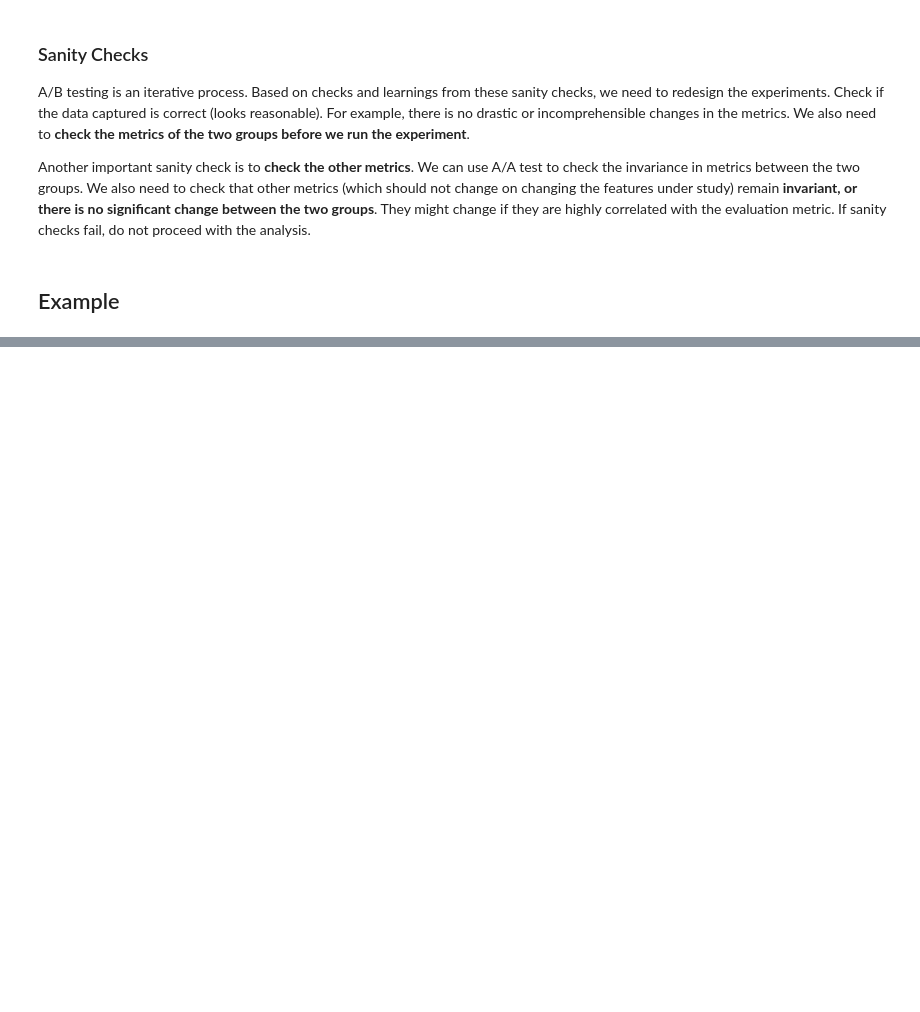
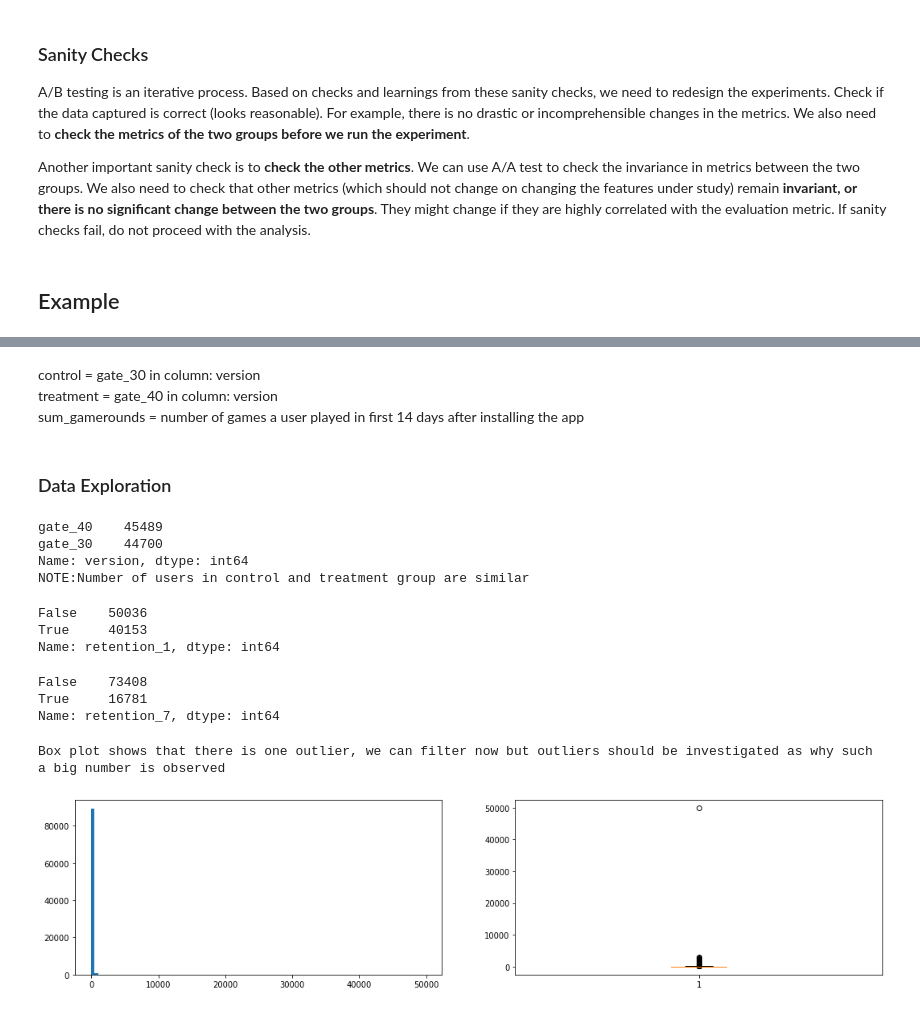
Before and after one commit to ashutoshnayakIE/AB-tutorial, a Jupyter notebook: AB Tutorial Notebook.ipynb, the cells around one changed output, grey strips where cells are left out. Cells and saved outputs as stored; diff of their text form; code cells hidden in the pictures; blank space fills up the shorter version.

```diff
--- a/AB Tutorial Notebook.ipynb
+++ b/AB Tutorial Notebook.ipynb
@@ -235,0 +240,2 @@ Another important sanity check is to <b>check the other metrics</b>. We can use
+# %%
+data = pd.read_csv("data.csv")
@@ -235,0 +251,38 @@ Another important sanity check is to <b>check the other metrics</b>. We can use
+# %% [markdown]
+control        = gate_30 in column: version <br>
+treatment      = gate_40 in column: version <br>
+sum_gamerounds = number of games a user played in first 14 days after installing the app
+# %% [markdown]
+<h3>Data Exploration</h3>
+# %%
+print(data['version'].value_counts())
+print("NOTE:Number of users in control and treatment group are similar")
+# %% [output]
+gate_40    45489
+gate_30    44700
+Name: version, dtype: int64
+NOTE:Number of users in control and treatment group are similar
+# %%
+print(data['retention_1'].value_counts())
+# %% [output]
+False    50036
+True     40153
+Name: retention_1, dtype: int64
+# %%
+print(data['retention_7'].value_counts())
+# %% [output]
+False    73408
+True     16781
+Name: retention_7, dtype: int64
+# %%
+fig = mplt.figure(figsize=(18,4))
+mplt.subplot(1,2,1)
+mplt.hist(data['sum_gamerounds'],bins=100);
+
+mplt.subplot(1,2,2)
+mplt.boxplot(data['sum_gamerounds']);
+
+print("Box plot shows that there is one outlier, we can filter now but outliers should be investigated as why such a big number is observed")
+# %% [output]
+Box plot shows that there is one outlier, we can filter now but outliers should be investigated as why such a big number is observed
+[figure, added]
```
Also changed, not shown: parts of 33 cells of this notebook, 2 other files.
